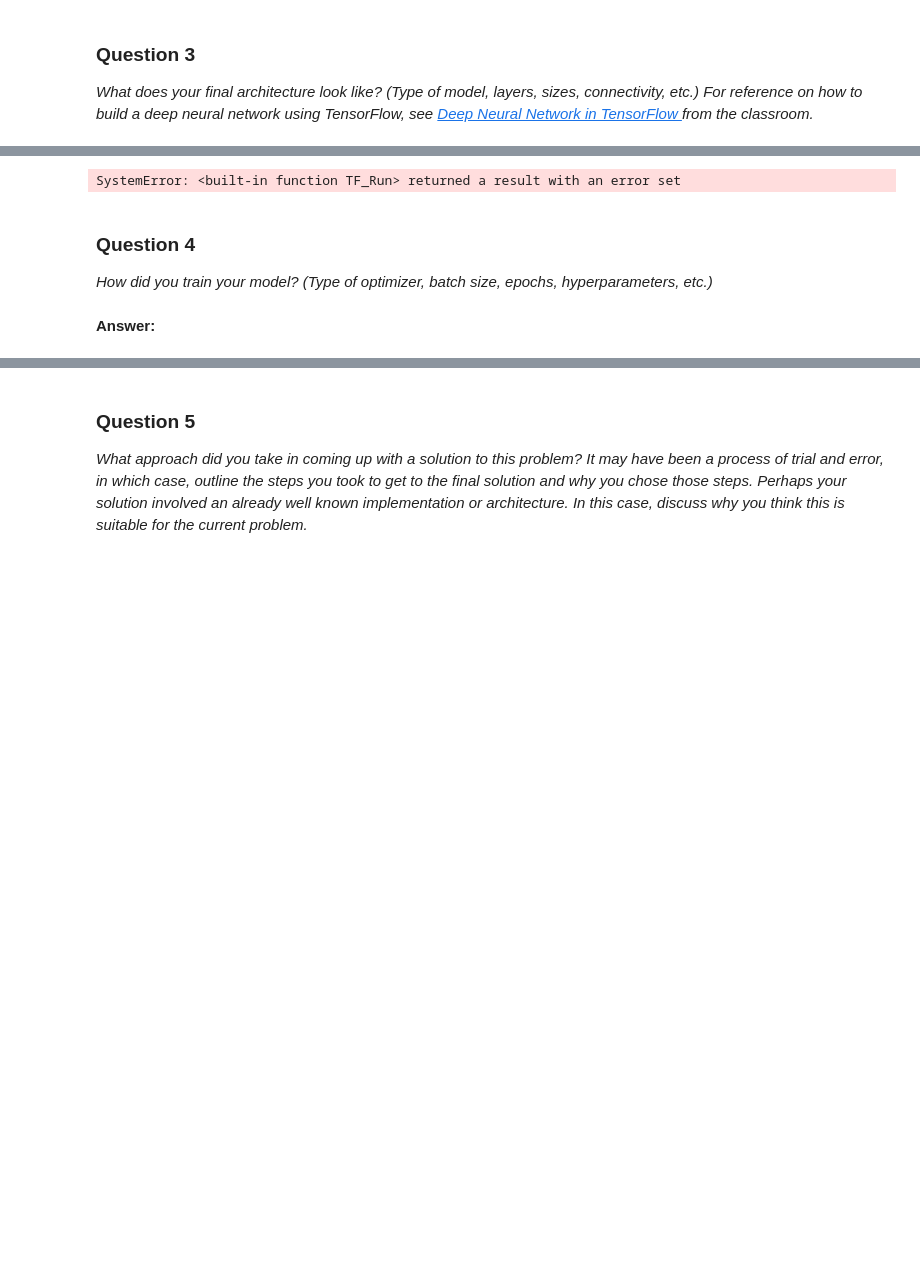
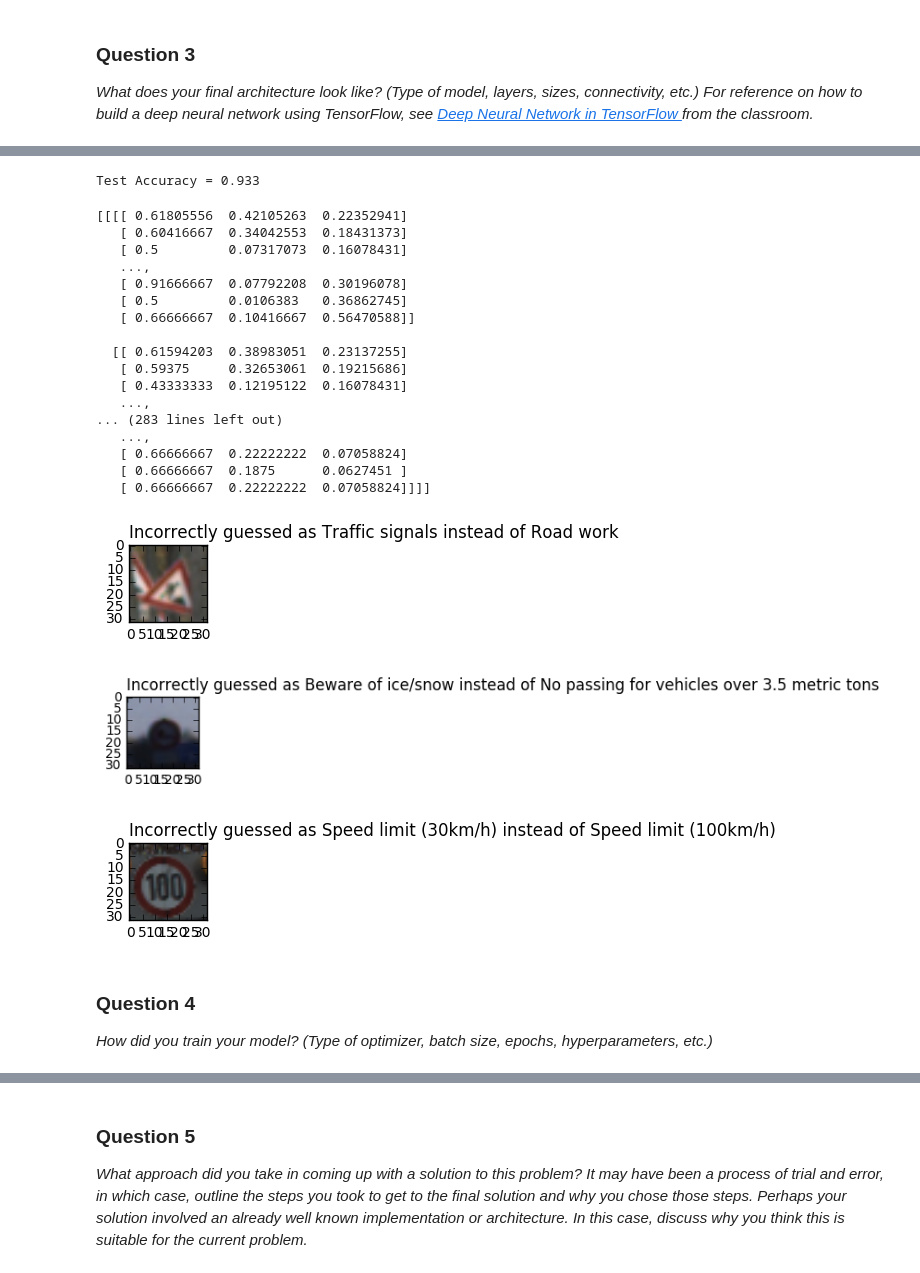
Before and after one commit to konstmsu/CarND-Traffic-Sign-Classifier-Project, a Jupyter notebook: Traffic_Sign_Classifier.ipynb, the cells around one changed output, grey strips where cells are left out. Cells and saved outputs as stored; diff of their text form; code cells hidden in the pictures; blank space fills up the shorter version.

Commit message:
Answering questions, WIP

```diff
--- a/Traffic_Sign_Classifier.ipynb
+++ b/Traffic_Sign_Classifier.ipynb
@@ -197,6 +245,7 @@ def LeNet(x):
 # %%
 x = tf.placeholder(tf.float32, (None, 32, 32, 3))
 y = tf.placeholder(tf.int32, (None))
+keep_prob = tf.placeholder(tf.float32, (None))
 one_hot_y = tf.one_hot(y, n_classes)
 # %% [markdown]
 ### Question 3
@@ -208,8 +258,8 @@ _What does your final architecture look like? (Type of model, layers, sizes, con
 # %%
 rate = 0.001
-BATCH_SIZE = 1000
+BATCH_SIZE = 200
 
-logits = LeNet(x)
+logits = LeNet(x, keep_prob)
 cross_entropy = tf.nn.softmax_cross_entropy_with_logits(logits, one_hot_y)
 loss_operation = tf.reduce_mean(cross_entropy)
 optimizer = tf.train.AdamOptimizer(learning_rate = rate)
@@ -219,13 +269,13 @@ correct_prediction = tf.equal(tf.argmax(logits, 1), tf.argmax(one_hot_y, 1))
 accuracy_operation = tf.reduce_mean(tf.cast(correct_prediction, tf.float32))
 saver = tf.train.Saver()
 
-def evaluate(X_data, y_data):
+def evaluate(X_data, y_data, keep_probability):
     num_examples = len(X_data)
     total_accuracy = 0
     sess = tf.get_default_session()
     for offset in range(0, num_examples, BATCH_SIZE):
         batch_x, batch_y = X_data[offset:offset+BATCH_SIZE], y_data[offset:offset+BATCH_SIZE]
-        accuracy = sess.run(accuracy_operation, feed_dict={x: batch_x, y: batch_y})
+        accuracy = sess.run(accuracy_operation, feed_dict={x: batch_x, y: batch_y, keep_prob: keep_probability})
         total_accuracy += (accuracy * len(batch_x))
     return total_accuracy / num_examples
 # %%
@@ -265,13 +344,46 @@ Model saved
 with tf.Session() as sess:
     saver.restore(sess, tf.train.latest_checkpoint('.'))
 
-    test_accuracy = evaluate(X_test, y_test)
+    test_accuracy = evaluate(X_test, y_test, 1.0)
     print("Test Accuracy = {:.3f}".format(test_accuracy))
 # %% [output]
-SystemError: <built-in function TF_Run> returned a result with an error set
+Test Accuracy = 0.933
+# %%
+import numpy.random
+
+s = np.random.randint(len(X_test), size=30)
+
+with tf.Session() as sess:
+    saver.restore(sess, tf.train.latest_checkpoint('.'))
+    label = tf.argmax(logits, 1)
+    results = sess.run(label, feed_dict={x:X_test[s],keep_prob:1})
+    for i in range(len(results)):
+        expected = labels[y_test[s[i]]]
+        calculated = labels[results[i]]
+        if expected != calculated:
+            show_image(X_test[s[i]], "Incorrectly guessed as %s instead of %s" % (calculated, expected))
+# %% [output]
+[[[[ 0.61805556  0.42105263  0.22352941]
+   [ 0.60416667  0.34042553  0.18431373]
+   [ 0.5         0.07317073  0.16078431]
+   ...,
+   [ 0.91666667  0.07792208  0.30196078]
+   [ 0.5         0.0106383   0.36862745]
+   [ 0.66666667  0.10416667  0.56470588]]
+
+  [[ 0.61594203  0.38983051  0.23137255]
+   [ 0.59375     0.32653061  0.19215686]
+   [ 0.43333333  0.12195122  0.16078431]
+   ...,
+... (283 lines left out)
+   ...,
+   [ 0.66666667  0.22222222  0.07058824]
+   [ 0.66666667  0.1875      0.0627451 ]
+   [ 0.66666667  0.22222222  0.07058824]]]]
+[figure, added]
+[figure, added]
+[figure, added]
 # %% [markdown]
 ### Question 4
 
 _How did you train your model? (Type of optimizer, batch size, epochs, hyperparameters, etc.)_
-# %% [markdown]
-**Answer:**
```
Also changed, not shown: parts of 19 cells of this notebook.
